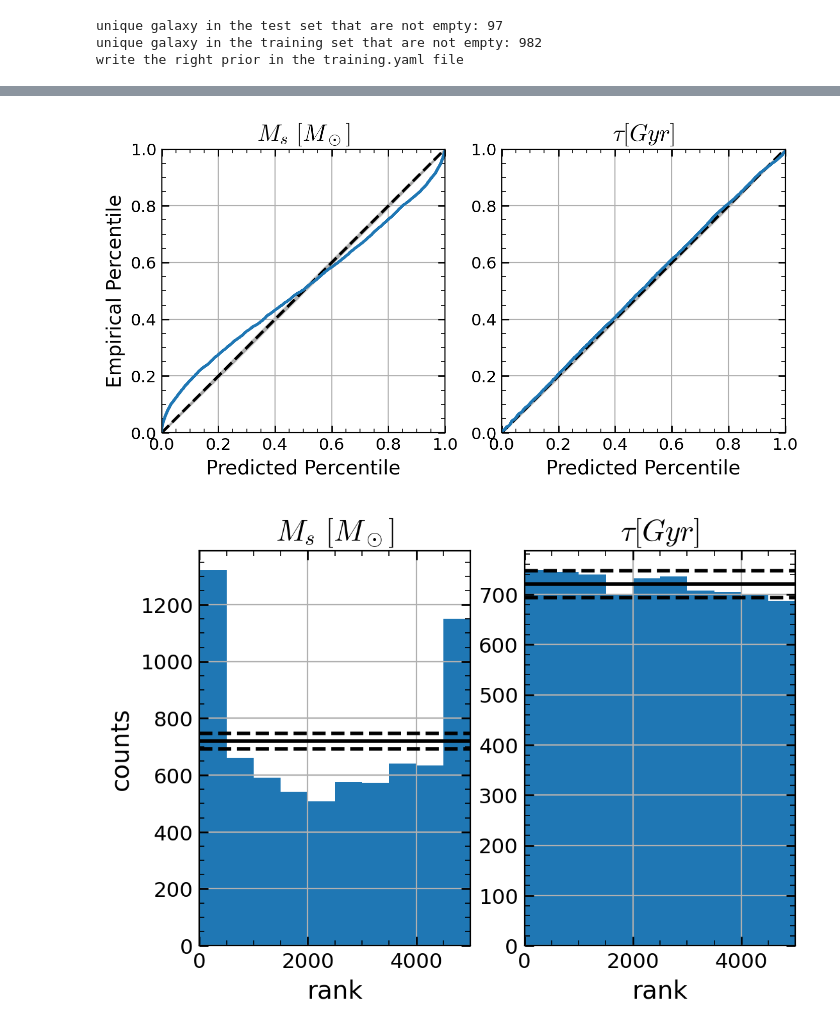
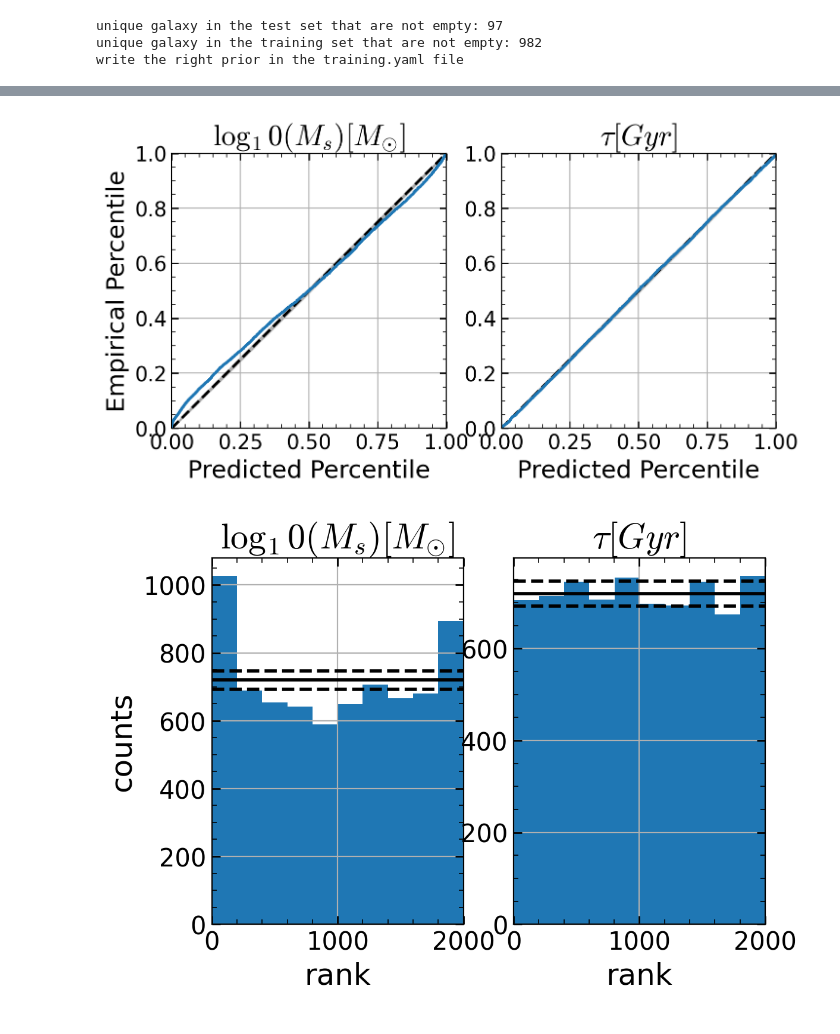
Before and after one commit to vepe99/CASBI, a Jupyter notebook: notebooks/ltu_ili_test/lampe/run.ipynb, the cells around one changed output, grey strips where cells are left out. Drawn from its saved outputs; the diff is of its cells as text; code cells hidden in the pictures.

```diff
--- a/notebooks/ltu_ili_test/lampe/run.ipynb
+++ b/notebooks/ltu_ili_test/lampe/run.ipynb
@@ -221,6 +221,10 @@ if __name__ == '__main__':
 unique galaxy in the test set that are not empty: 97
 unique galaxy in the training set that are not empty: 982
 write the right prior in the training.yaml file
+# %%
+gpu_index = 0  # replace with your desired GPU index
+torch.cuda.set_device(gpu_index)
+device = f"cuda:{gpu_index}"
 # %%
 class CustomDataset(Dataset):
     def __init__(self, observation, parameters, ):
@@ -281,7 +285,13 @@ embedding_net =  ConvNet(output_dim=32).to('cuda')
 
 # instantiate your neural networks to be used as an ensemble
 nets = [
-    ili.utils.load_nde_lampe(model='gf', hidden_features=50, num_transforms=5,
+    ili.utils.load_nde_lampe(model='nsf', hidden_features=100, num_transforms=20,
+                        embedding_net=embedding_net, x_normalize=False, device=device),
+    ili.utils.load_nde_lampe(model='nsf', hidden_features=100, num_transforms=20,
+                        embedding_net=embedding_net, x_normalize=False, device=device),
+    ili.utils.load_nde_lampe(model='nsf', hidden_features=100, num_transforms=20,
+                        embedding_net=embedding_net, x_normalize=False, device=device),
+    ili.utils.load_nde_lampe(model='nsf', hidden_features=100, num_transforms=20,
                         embedding_net=embedding_net, x_normalize=False, device=device),
 ]
 
@@ -324,3 +347,5 @@ fig.savefig('./train_val_loss.png')
+# %%
+mpl.style.use('../../paper.mcstyle')
 # %%
 
 # Create a colormap
@@ -348,17 +406,18 @@ plt.savefig('./posterior_andament.png')
 # %%
 plot_hist = ["coverage", "histogram", "predictions", "tarp"]
 # plot_hist = [ "tarp"]
 metric = PosteriorCoverage(
-    num_samples=5_000, sample_method='direct',
-    labels=[rf'$M_{{s}}\ [M_\odot]$', rf'$\tau [Gyr]$'], plot_list = plot_hist
+    num_samples=2_000, sample_method='direct',
+    labels=[rf'$\log_{{10}}(M_{{s}}) [M_{{\odot}}]$', rf'$\tau [Gyr]$'], plot_list = plot_hist
 )
 fig = metric(
     posterior=posterior_ensemble,
     x=test_x, theta=test_theta)
 
-fig[0].savefig('./coverage.png')
-fig[1].savefig('./predictions.png')
-fig[3].savefig('./tarp.png')
+fig[0].savefig('./coverage.pdf')
+fig[1].savefig('./predictions.pdf')
+fig[2].savefig('./true_vs_predicted.pdf')
+fig[3].savefig('./tarp.pdf')
 # %% [output]
-[figure, old version]
+[figure, new version]
-[figure, old version]
+[figure, new version]
```
Also changed, not shown: parts of 9 cells of this notebook, 1 other file.
